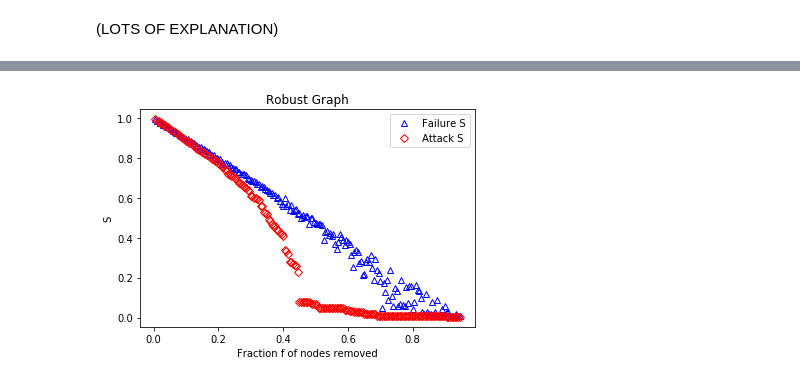
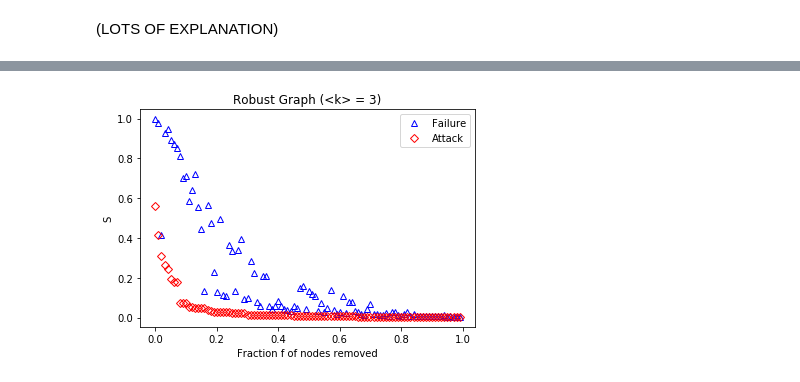
Before and after one commit to DylannBell/complex_networks_attack_tolerance, a Jupyter notebook: CODE/Error & Attack Tolerance Of Complex Networks.ipynb, the cells around one changed output, grey strips where cells are left out. Cells and saved outputs as stored; diff of their text form; code cells hidden in the pictures.

```diff
--- a/CODE/Error & Attack Tolerance Of Complex Networks.ipynb
+++ b/CODE/Error & Attack Tolerance Of Complex Networks.ipynb
@@ -871,20 +809,18 @@ nx.draw(centralised_graph, font_size=15, with_labels=True, node_color='yellowgre
 # %%
-def generate_experiment_3_graph(name, remove_range, Failure_big_S, Attack_big_S):
-    plt.plot(remove_range, Failure_big_S, marker='^', linestyle = 'None', label="Failure S", color="b", markerfacecolor='none')
-    plt.plot(remove_range, Attack_big_S, marker='D', linestyle = 'None', label="Attack S", color="r", markerfacecolor='none')
+def generate_robust_graph(name, remove_range, Failure_big_S, Attack_big_S):
+    plt.plot(remove_range, Failure_big_S, marker='^', linestyle = 'None', label="Failure", color="b", markerfacecolor='none')
+    plt.plot(remove_range, Attack_big_S, marker='D', linestyle = 'None', label="Attack", color="r", markerfacecolor='none')
     plt.xlabel('Fraction f of nodes removed')
     plt.ylabel('S')
     plt.legend(loc='upper right')
     plt.title(name)
     plt.show()
-
-remove_range = list(np.arange(0.005, 0.95, 0.005))
-
-ER_Failure_big_S = generate_failure_big_S(centralised_graph, remove_range, 300)
-ER_Attack_big_S = generate_attack_big_S(centralised_graph, remove_range, 300)
-
-
-
-generate_experiment_3_graph("Robust Graph", remove_range, ER_Failure_big_S, ER_Attack_big_S)
-# %% [output]
-[figure, removed]
+# %%
+remove_range = list(np.arange(0.0, 1, 0.01))
+
+robust_failure_2 = generate_failure_big_S(centralised_graph_2, remove_range, 300)
+robust_attack_2 = generate_attack_big_S(centralised_graph_2, remove_range, 300)
+
+generate_robust_graph("Robust Graph (<k> = 3)", remove_range, robust_failure_2, robust_attack_2)
+# %% [output]
+[figure, added]
```
Also changed, not shown: parts of 14 cells of this notebook.
